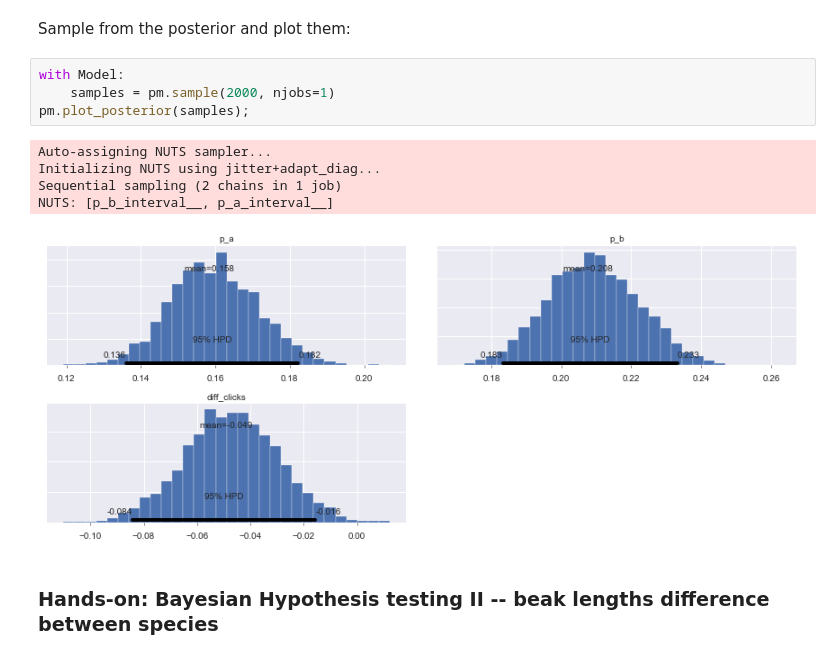
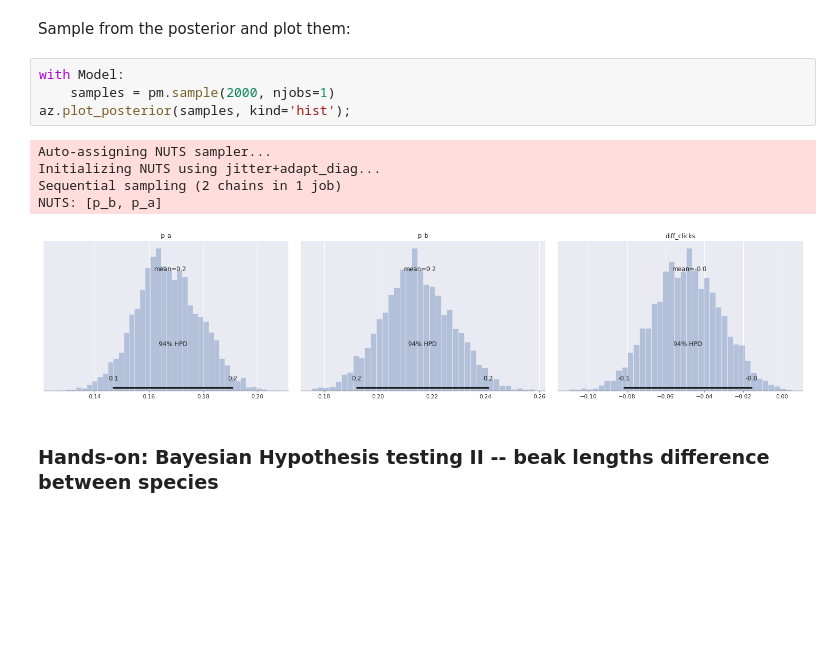
Before and after one commit to ericmjl/bayesian-stats-modelling-tutorial, a Jupyter notebook: notebooks/02-Instructor-Parameter_estimation_hypothesis_testing.ipynb, the cells around one changed output. Cells and saved outputs as stored; diff of their text form; blank space fills up the shorter version.

```diff
--- a/notebooks/02-Instructor-Parameter_estimation_hypothesis_testing.ipynb
+++ b/notebooks/02-Instructor-Parameter_estimation_hypothesis_testing.ipynb
@@ -260,13 +263,13 @@ Sample from the posterior and plot them:
 # %%
 with Model:
     samples = pm.sample(2000, njobs=1)
-pm.plot_posterior(samples);
+az.plot_posterior(samples, kind='hist');
 # %% [output]
 Auto-assigning NUTS sampler...
 Initializing NUTS using jitter+adapt_diag...
 Sequential sampling (2 chains in 1 job)
-NUTS: [p_b_interval__, p_a_interval__]
+NUTS: [p_b, p_a]
-[figure, old version]
+[figure, new version]
 # %% [markdown]
 ### Hands-on: Bayesian Hypothesis testing II -- beak lengths difference between species
 # %% [markdown]
```
Also changed, not shown: parts of 8 cells of this notebook, 1 other file.
